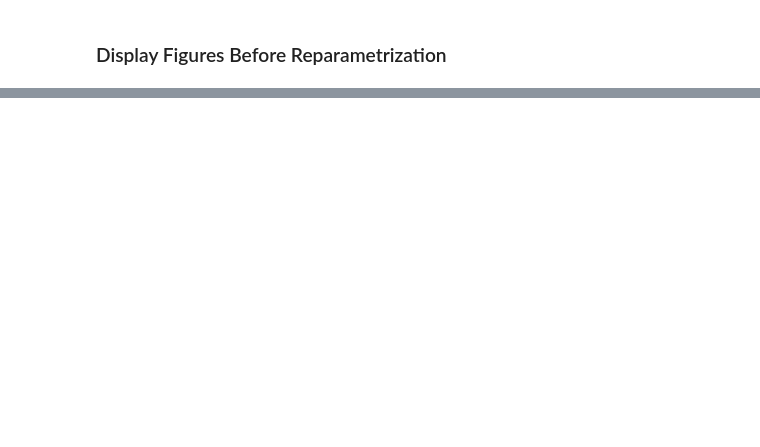
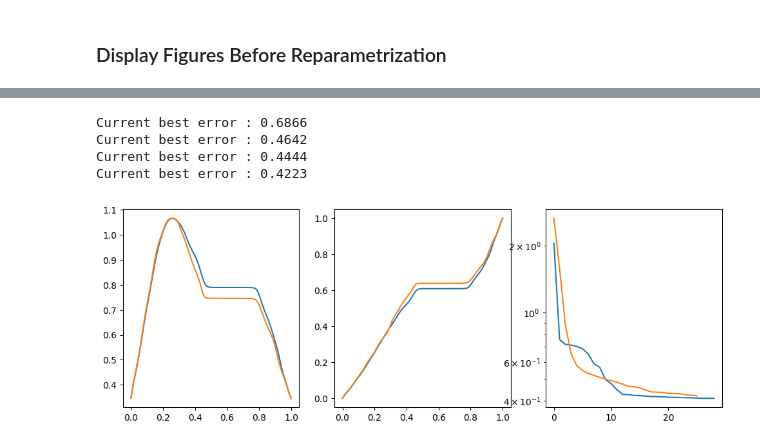
Before and after one commit to kiranvad/funcshape, a Jupyter notebook: notebooks/functions.ipynb, the cells around one changed output, grey strips where cells are left out. Saved outputs shown, nothing was run; the diff lists cells and outputs as text; code cells hidden in the pictures; blank space fills up the shorter version.

```diff
--- a/notebooks/functions.ipynb
+++ b/notebooks/functions.ipynb
@@ -313,0 +317,21 @@ plt.show()
+# %%
+from funcshape.functions import get_warping_function
+
+warping, best_RN_, best_error_ = get_warping_function(f1, f2)
+fig, axs = plt.subplots(1,3, figsize=(4*3, 4))
+
+axs[0].plot(x, f2(y).squeeze())
+axs[0].plot(warping.x, f2(warping.fx).squeeze())
+
+axs[1].plot(x, y)
+axs[1].plot(warping.x, warping.fx)
+
+axs[2].semilogy(best_error)
+axs[2].semilogy(best_error_)
+plt.show()
+# %% [output]
+Current best error : 0.6866
+Current best error : 0.4642
+Current best error : 0.4444
+Current best error : 0.4223
+[figure, added]
```
Also changed, not shown: parts of 6 cells of this notebook, 2 other files.
